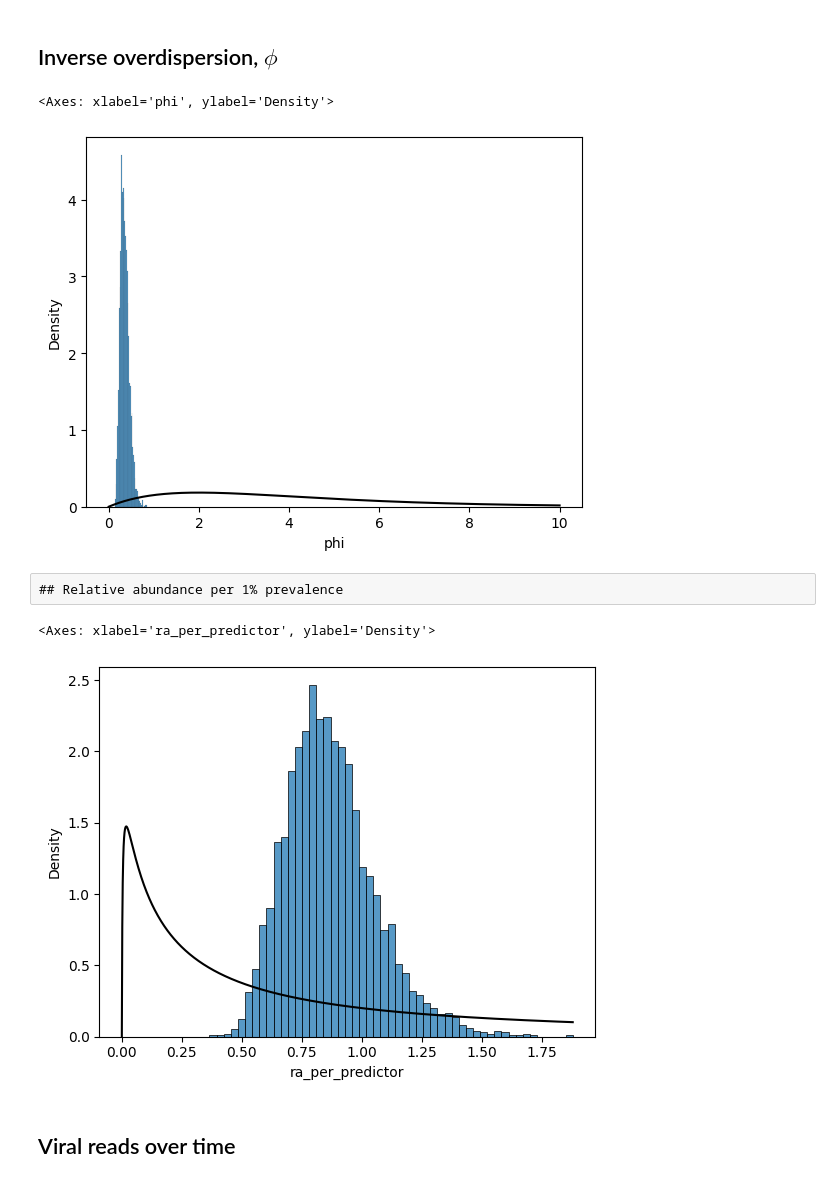
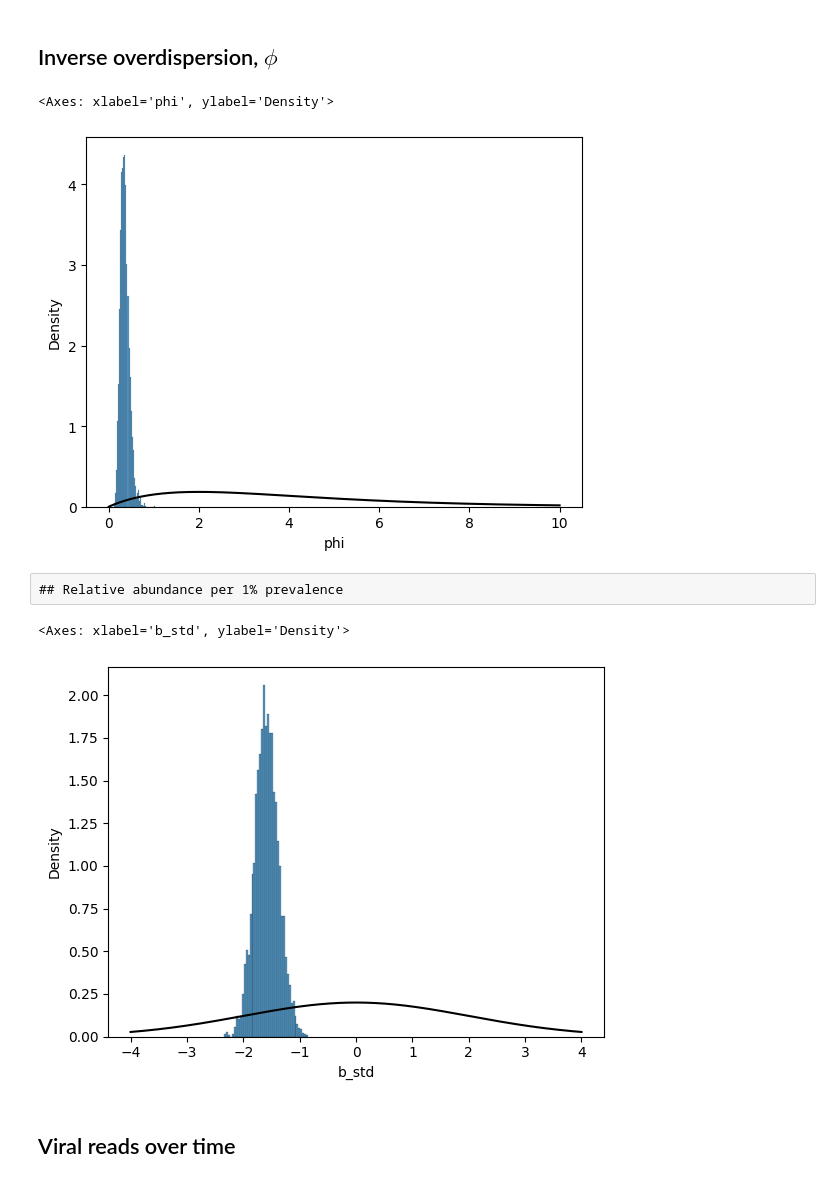
Before and after one commit to naobservatory/p2ra, a Jupyter notebook: post_pred.ipynb, the cells around one changed output. Drawn from its saved outputs; the diff is of its cells as text; code cells hidden in the pictures.

```diff
--- a/post_pred.ipynb
+++ b/post_pred.ipynb
@@ -6,8 +6,11 @@ from scipy.stats import gamma, lognorm
 import seaborn as sns
 from datetime import date
 # %%
+study = "rothman"
+pathogen = "sars_cov_2"
+
 df = pd.read_table(
-    "fits/rothman-sars_cov_2.tsv.gz",
+    f"fits/{study}-{pathogen}.tsv.gz",
     converters={"date": date.fromisoformat},
     compression="gzip",
 )
@@ -16,7 +19,7 @@ df.rename(columns={"fine_location": "plant"}, inplace=True)
 per_draw_df = pd.pivot_table(
     df,
     index='draws',
-    values=['phi', 'ra_per_predictor'],
+    values=['phi', 'ra_per_predictor', 'b', "b_std"],
 )
 # %% [markdown]
 ## Inverse overdispersion, $\phi$
@@ -38,27 +41,28 @@ sns.histplot(
 )
 # %% [output]
 <Axes: xlabel='phi', ylabel='Density'>
-[figure, old version]
+[figure, new version]
 # %% [raw]
 ## Relative abundance per 1% prevalence
 # %%
 # Prior
-x = np.linspace(0, np.max(per_draw_df["ra_per_predictor"]), 1000)
+#x = np.linspace(0, np.max(per_draw_df["ra_per_predictor"]), 1000)
+x = np.linspace(-4, 4, 1000)
 sns.lineplot(
     x = x,
-    y = lognorm.pdf(x, 2),
+    y = norm.pdf(x, scale=2),
     color = "black",
 )
 
 # Posterior
 sns.histplot(
     data=per_draw_df,
-    x="ra_per_predictor",
+    x="b_std",
     stat="density",
 )
 # %% [output]
-<Axes: xlabel='ra_per_predictor', ylabel='Density'>
+<Axes: xlabel='b_std', ylabel='Density'>
-[figure, old version]
+[figure, new version]
 # %% [markdown]
 ## Viral reads over time
 # %%
```
Also changed, not shown: parts of 5 cells of this notebook, 1 other file.
